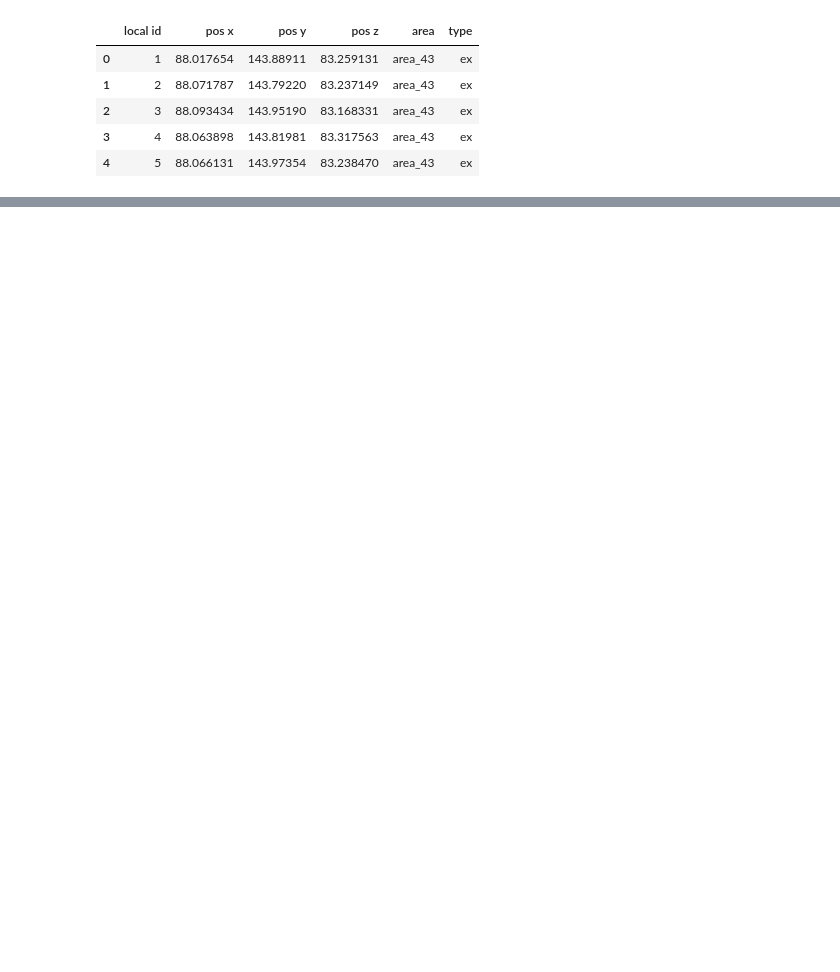
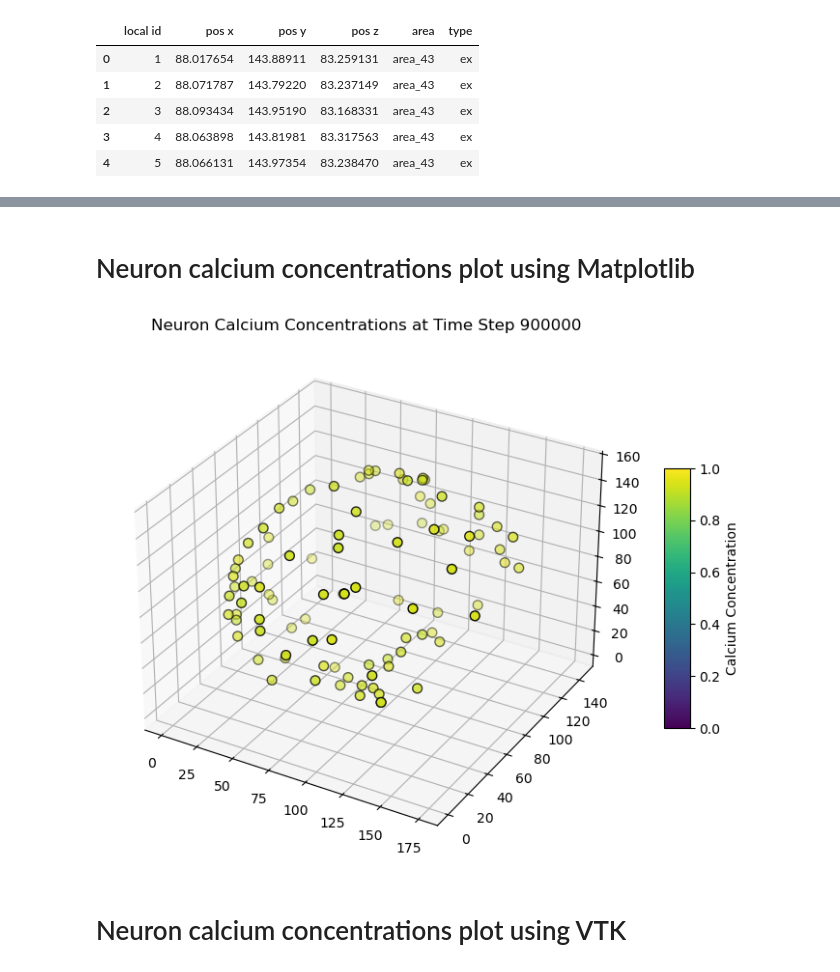
Before and after one commit to Ksf900/SciVis, a Jupyter notebook: test.ipynb, the cells around one changed output, grey strips where cells are left out. Cells and saved outputs as stored; diff of their text form; code cells hidden in the pictures; blank space fills up the shorter version.

Commit message:
Calcium concentration plots

```diff
--- a/test.ipynb
+++ b/test.ipynb
@@ -97,0 +89,34 @@ df_calcium.tail()
+# %% [markdown]
+# Neuron calcium concentrations plot using Matplotlib
+# %%
+# Specify the time step to visualize
+time_point = 900000
+df_calcium_at_time = df_calcium[df_calcium['step'] == time_point]
+
+# Merge position and calcium data
+df_merged = pd.merge(df_pos, df_calcium_at_time, left_on='local id', right_on='neuron_id')
+
+fig = plt.figure(figsize=(10, 7))
+ax = fig.add_subplot(111, projection='3d')
+
+# Normalize calcium concentration for coloring
+global_min = df_calcium['calcium'].min()  # Use global min and max for consistent coloring
+global_max = df_calcium['calcium'].max()
+calcium_values = df_merged['calcium']
+colors = plt.cm.viridis((calcium_values - global_min) / (global_max - global_min))
+
+scatter = ax.scatter(
+    df_merged['pos x'], df_merged['pos y'], df_merged['pos z'],
+    c=colors, s=50, cmap='viridis', edgecolor='k'
+)
+
+cbar = fig.colorbar(scatter, ax=ax, shrink=0.5, aspect=10)
+cbar.set_label('Calcium Concentration')
+
+ax.set_title(f'Neuron Calcium Concentrations at Time Step {time_point}')
+
+plt.show()
+# %% [output]
+[figure, added]
+# %% [markdown]
+# Neuron calcium concentrations plot using VTK
```
Also changed, not shown: parts of 7 cells of this notebook.
